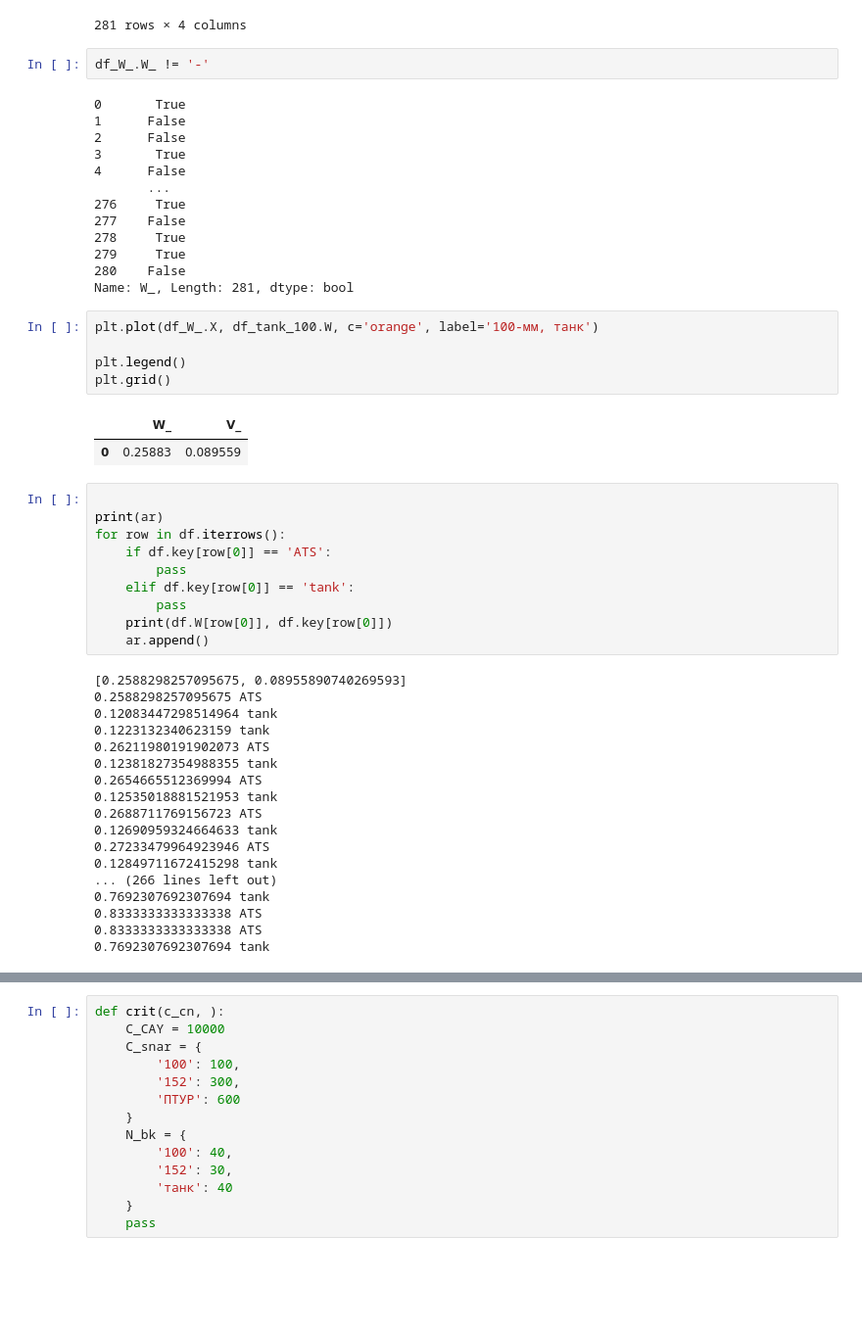
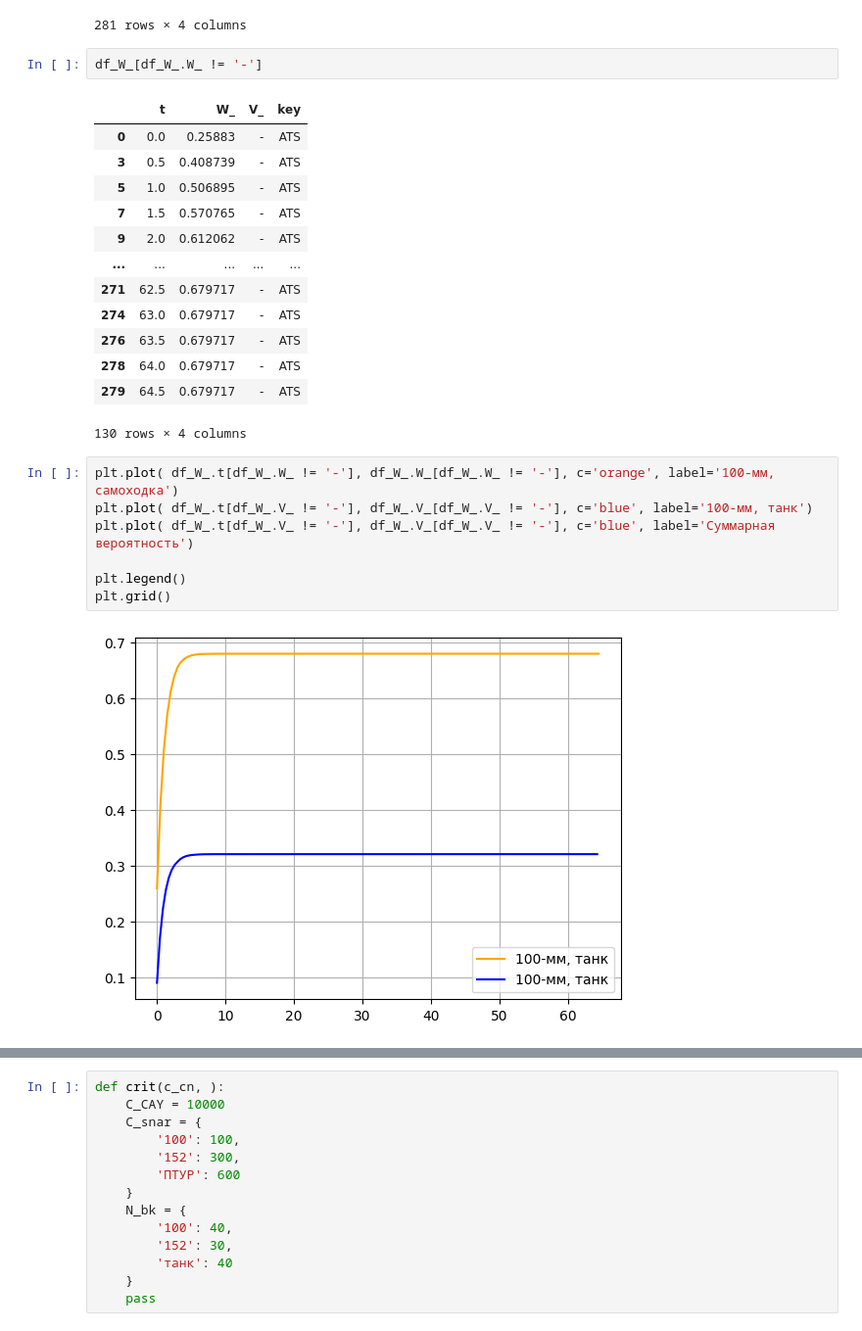
Before and after one commit to FlameDanita/The-effectiveness-of-missile-weapons, a Jupyter notebook: Modeling_fight.ipynb, the cells around one changed output, grey strips where cells are left out. Shown at 98% size. Cells and saved outputs as stored; diff of their text form; blank space fills up the shorter version.

```diff
--- a/Modeling_fight.ipynb
+++ b/Modeling_fight.ipynb
@@ -381,53 +403,27 @@ df_W_
 | 280 | 64.285714 | - | 0.320283 | tank |
 281 rows × 4 columns
 # %%
-df_W_.W_ != '-'
+df_W_[df_W_.W_ != '-']
 # %% [output]
+|  | t | W_ | V_ | key |
+| 0 | 0.0 | 0.25883 | - | ATS |
+| 3 | 0.5 | 0.408739 | - | ATS |
+| 5 | 1.0 | 0.506895 | - | ATS |
+| 7 | 1.5 | 0.570765 | - | ATS |
+| 9 | 2.0 | 0.612062 | - | ATS |
+| ... | ... | ... | ... | ... |
+| 271 | 62.5 | 0.679717 | - | ATS |
+| 274 | 63.0 | 0.679717 | - | ATS |
+| 276 | 63.5 | 0.679717 | - | ATS |
+| 278 | 64.0 | 0.679717 | - | ATS |
+| 279 | 64.5 | 0.679717 | - | ATS |
-0       True
-1      False
-2      False
-3       True
-4      False
-       ...
-276     True
-277    False
-278     True
-279     True
-280    False
-Name: W_, Length: 281, dtype: bool
+130 rows × 4 columns
-# %%
-plt.plot(df_W_.X, df_tank_100.W, c='orange', label='100-мм, танк')
-
-plt.legend()
-plt.grid()
-# %% [output]
-|  | W_ | V_ |
-| 0 | 0.25883 | 0.089559 |
-# %%
-
-print(ar)
-for row in df.iterrows():
-    if df.key[row[0]] == 'ATS':
-        pass
-    elif df.key[row[0]] == 'tank':
-        pass
-    print(df.W[row[0]], df.key[row[0]])
-    ar.append()
-# %% [output]
-[0.2588298257095675, 0.08955890740269593]
-0.2588298257095675 ATS
-0.12083447298514964 tank
-0.1223132340623159 tank
-0.26211980191902073 ATS
-0.12381827354988355 tank
-0.2654665512369994 ATS
-0.12535018881521953 tank
-0.2688711769156723 ATS
-0.12690959324664633 tank
-0.27233479964923946 ATS
-0.12849711672415298 tank
-... (266 lines left out)
-0.7692307692307694 tank
-0.8333333333333338 ATS
-0.8333333333333338 ATS
-0.7692307692307694 tank
+# %%
+plt.plot( df_W_.t[df_W_.W_ != '-'], df_W_.W_[df_W_.W_ != '-'], c='orange', label='100-мм, самоходка')
+plt.plot( df_W_.t[df_W_.V_ != '-'], df_W_.V_[df_W_.V_ != '-'], c='blue', label='100-мм, танк')
+plt.plot( df_W_.t[df_W_.V_ != '-'], df_W_.V_[df_W_.V_ != '-'], c='blue', label='Суммарная вероятность')
+
+plt.legend()
+plt.grid()
+# %% [output]
+[figure, added]
```
Also changed, not shown: parts of 3 cells of this notebook.
